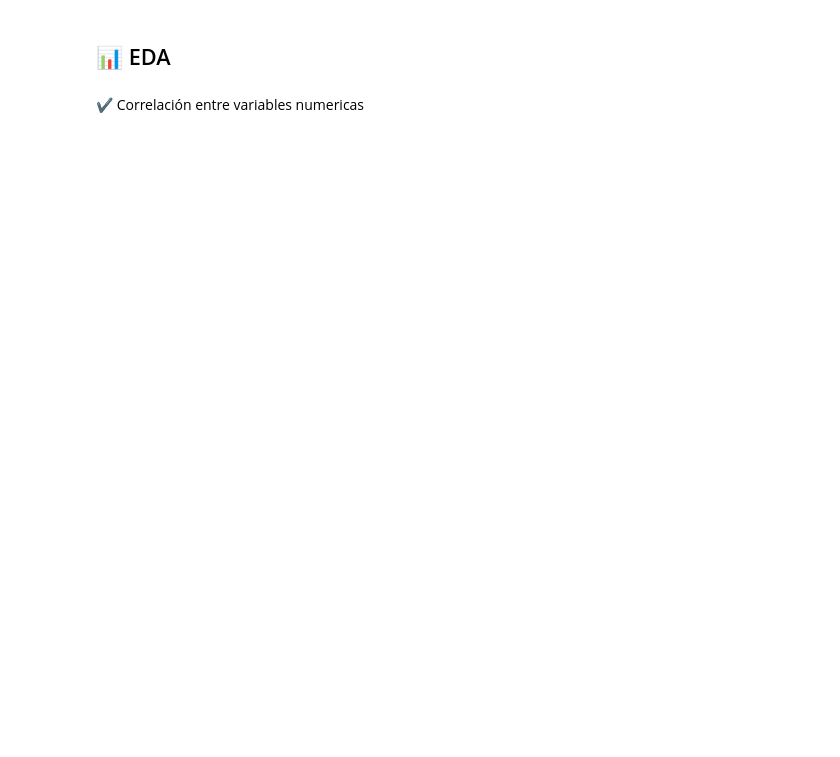
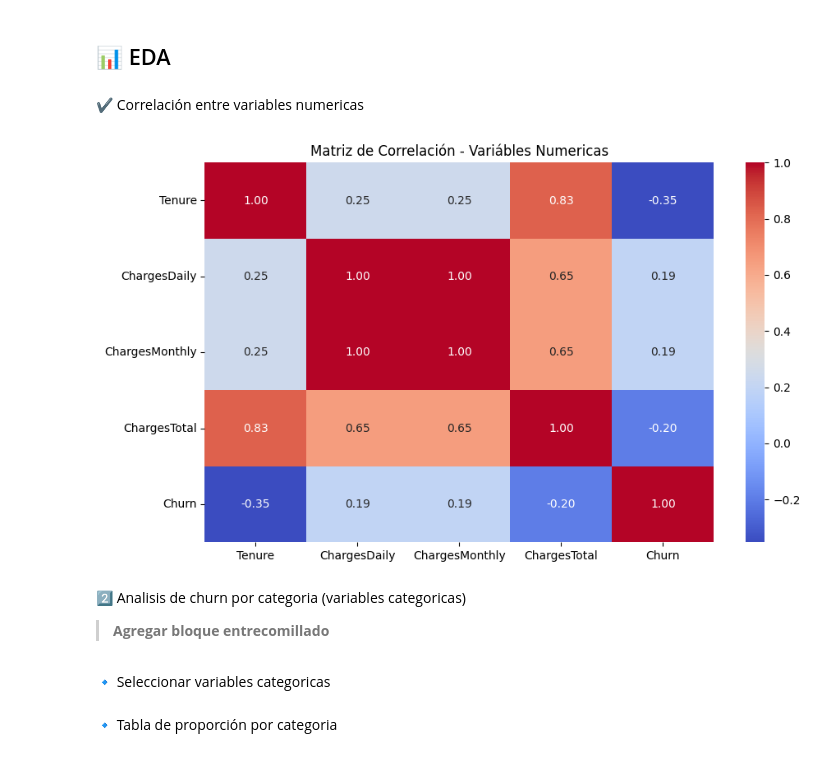
Before and after one commit to mmarlenegv/Challenge2-Telecom-X-Parte-2-, a Jupyter notebook: TelecomX_LATAM_(Parte_2).ipynb, the cells around one changed output. Cells and saved outputs as stored; diff of their text form; code cells hidden in the pictures; blank space fills up the shorter version.

```diff
--- a/TelecomX_LATAM_(Parte_2).ipynb
+++ b/TelecomX_LATAM_(Parte_2).ipynb
@@ -86,3 +100,17 @@ dtype: int64
 ## 📊 EDA
 # %% [markdown]
 ✔️ Correlación entre variables numericas
+# %%
+df_numerico = df.select_dtypes(include=["int64", "float64"])
+
+df_numerico["Churn"] = df["Churn"].map({"Yes": 1, "No": 0})
+
+corr = df_numerico.corr()
+
+# Visualizar heatmap
+plt.figure(figsize=(10,6))
+sns.heatmap(corr, annot=True, cmap="coolwarm", fmt=".2f")
+plt.title("Matriz de Correlación - Variábles Numericas")
+plt.show()
+# %% [output]
+[figure, added]
@@ -88,0 +119,6 @@ dtype: int64
+# %% [markdown]
+2️⃣ Analisis de churn por categoria (variables categoricas)
+
+> **Agregar bloque entrecomillado**
+# %% [markdown]
+🔹 Seleccionar variables categoricas
@@ -88,0 +128,2 @@ dtype: int64
+# %% [markdown]
+🔹 Tabla de proporción por categoria
```
Also changed, not shown: parts of 31 cells of this notebook.
